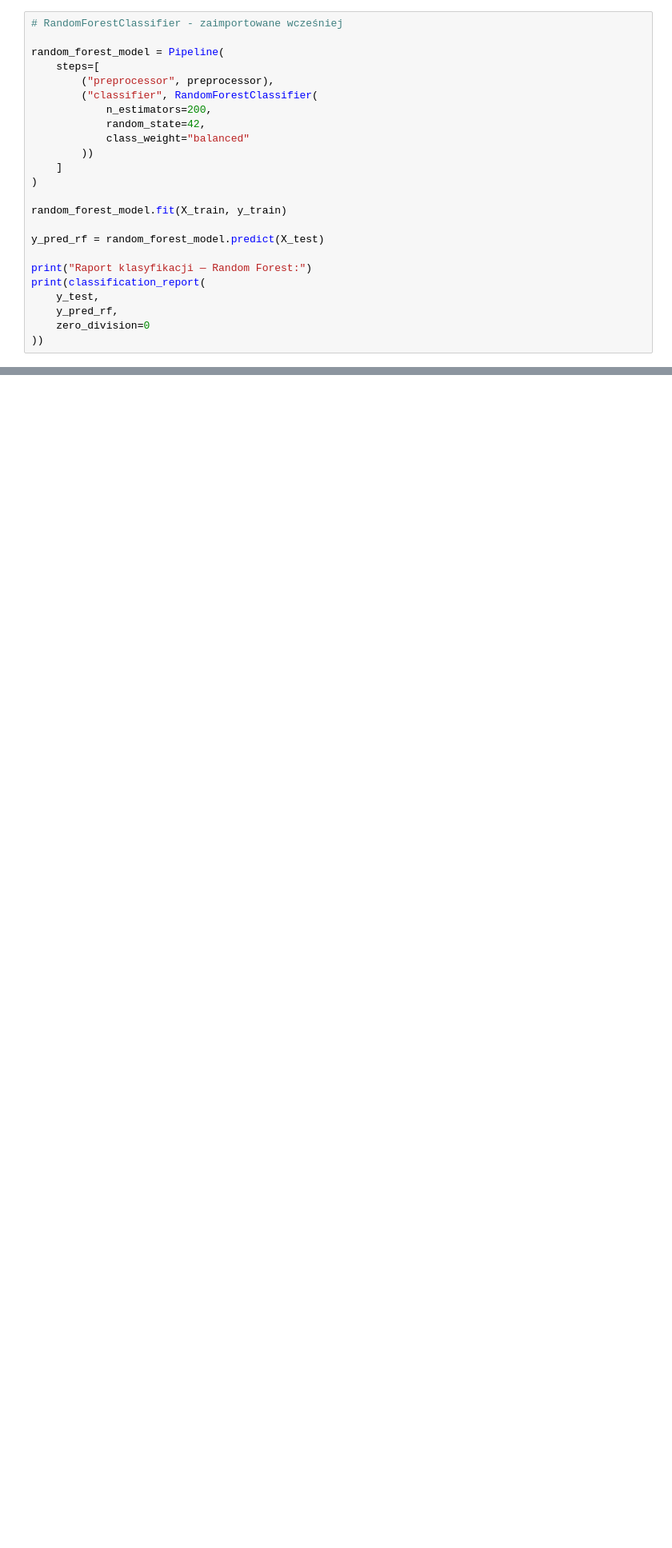
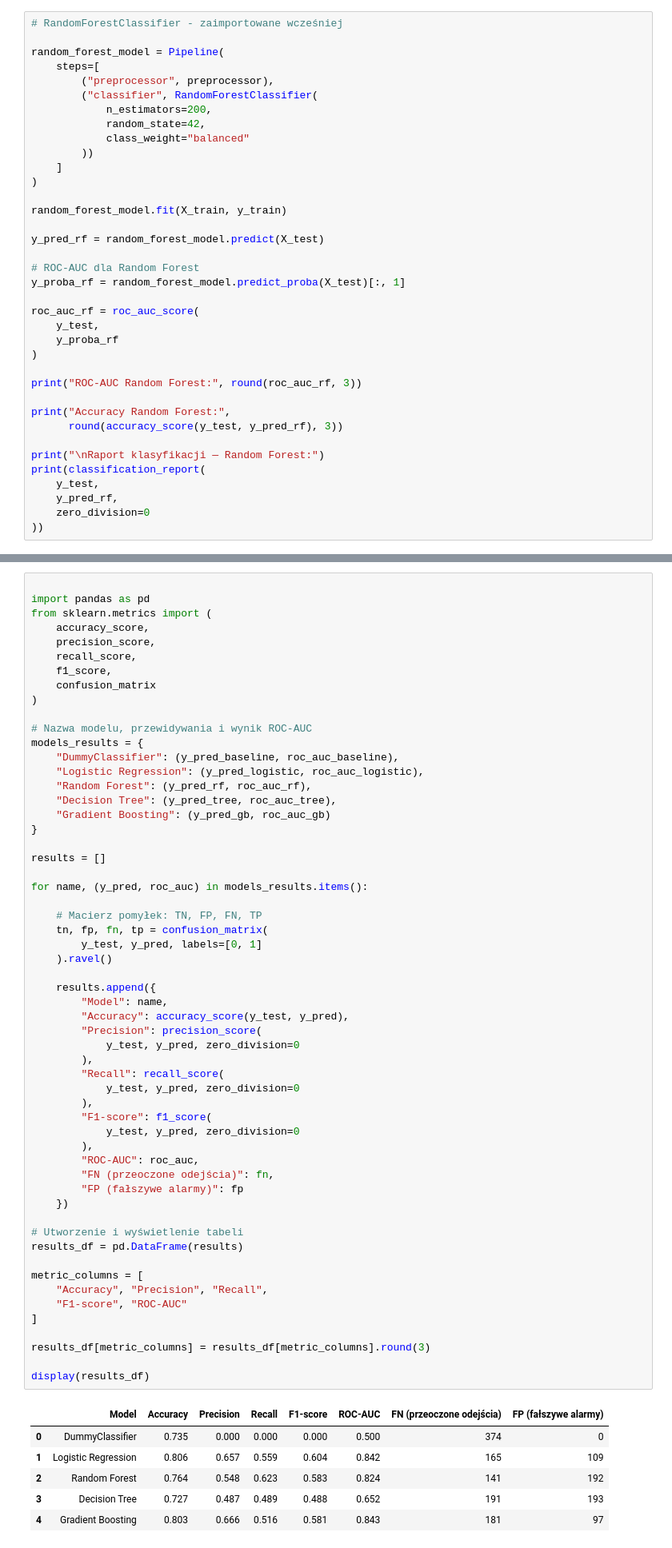
Before and after one commit to Joanne1748/Telco-Customer-Churn-Final-Project-LearnIT, a Jupyter notebook: notebooks/J_St_telco_customer_churn_learnit_final_project.ipynb, the cells around one changed output, grey strips where cells are left out. Shown at 80% size. Drawn from its saved outputs; the diff is of its cells as text; blank space fills up the shorter version.

```diff
--- a/notebooks/J_St_telco_customer_churn_learnit_final_project.ipynb
+++ b/notebooks/J_St_telco_customer_churn_learnit_final_project.ipynb
@@ -718,7 +776,20 @@ random_forest_model.fit(X_train, y_train)
 
 y_pred_rf = random_forest_model.predict(X_test)
 
-print("Raport klasyfikacji — Random Forest:")
+# ROC-AUC dla Random Forest
+y_proba_rf = random_forest_model.predict_proba(X_test)[:, 1]
+
+roc_auc_rf = roc_auc_score(
+    y_test,
+    y_proba_rf
+)
+
+print("ROC-AUC Random Forest:", round(roc_auc_rf, 3))
+
+print("Accuracy Random Forest:",
+      round(accuracy_score(y_test, y_pred_rf), 3))
+
+print("\nRaport klasyfikacji — Random Forest:")
 print(classification_report(
     y_test,
     y_pred_rf,
@@ -745,0 +995,64 @@ Random Forest lepiej wychwytuje odchodzących klientów, ale robi to kosztem wi
+# %%
+
+import pandas as pd
+from sklearn.metrics import (
+    accuracy_score,
+    precision_score,
+    recall_score,
+    f1_score,
+    confusion_matrix
+)
+
+# Nazwa modelu, przewidywania i wynik ROC-AUC
+models_results = {
+    "DummyClassifier": (y_pred_baseline, roc_auc_baseline),
+    "Logistic Regression": (y_pred_logistic, roc_auc_logistic),
+    "Random Forest": (y_pred_rf, roc_auc_rf),
+    "Decision Tree": (y_pred_tree, roc_auc_tree),
+    "Gradient Boosting": (y_pred_gb, roc_auc_gb)
+}
+
+results = []
+
+for name, (y_pred, roc_auc) in models_results.items():
+
+    # Macierz pomyłek: TN, FP, FN, TP
+    tn, fp, fn, tp = confusion_matrix(
+        y_test, y_pred, labels=[0, 1]
+    ).ravel()
+
+    results.append({
+        "Model": name,
+        "Accuracy": accuracy_score(y_test, y_pred),
+        "Precision": precision_score(
+            y_test, y_pred, zero_division=0
+        ),
+        "Recall": recall_score(
+            y_test, y_pred, zero_division=0
+        ),
+        "F1-score": f1_score(
+            y_test, y_pred, zero_division=0
+        ),
+        "ROC-AUC": roc_auc,
+        "FN (przeoczone odejścia)": fn,
+        "FP (fałszywe alarmy)": fp
+    })
+
+# Utworzenie i wyświetlenie tabeli
+results_df = pd.DataFrame(results)
+
+metric_columns = [
+    "Accuracy", "Precision", "Recall",
+    "F1-score", "ROC-AUC"
+]
+
+results_df[metric_columns] = results_df[metric_columns].round(3)
+
+display(results_df)
+# %% [output]
+|  | Model | Accuracy | Precision | Recall | F1-score | ROC-AUC | FN (przeoczone odejścia) | FP (fałszywe alarmy) |
+| 0 | DummyClassifier | 0.735 | 0.000 | 0.000 | 0.000 | 0.500 | 374 | 0 |
+| 1 | Logistic Regression | 0.806 | 0.657 | 0.559 | 0.604 | 0.842 | 165 | 109 |
+| 2 | Random Forest | 0.764 | 0.548 | 0.623 | 0.583 | 0.824 | 141 | 192 |
+| 3 | Decision Tree | 0.727 | 0.487 | 0.489 | 0.488 | 0.652 | 191 | 193 |
+| 4 | Gradient Boosting | 0.803 | 0.666 | 0.516 | 0.581 | 0.843 | 181 | 97 |
```
Also changed, not shown: parts of 33 cells of this notebook.
